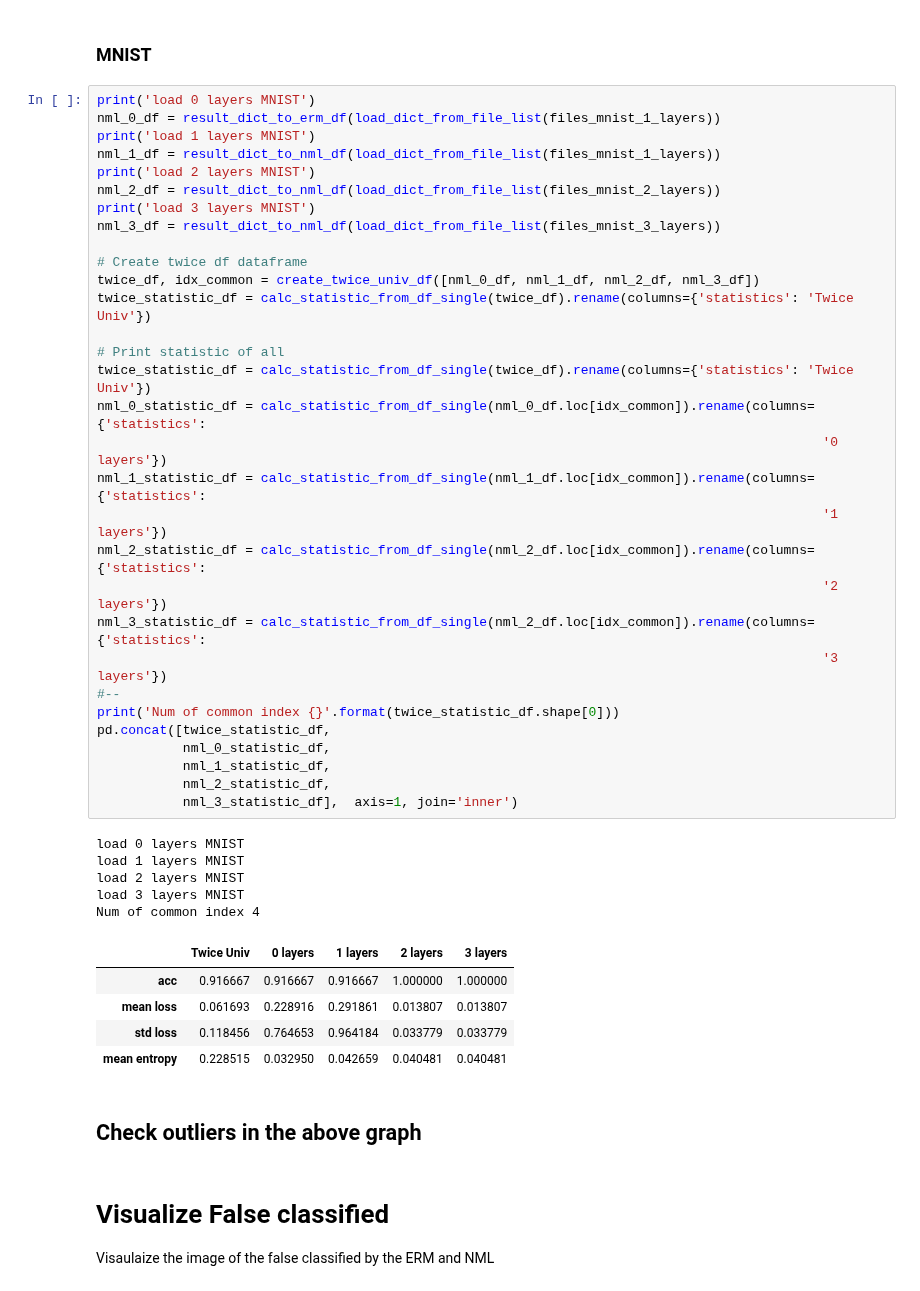
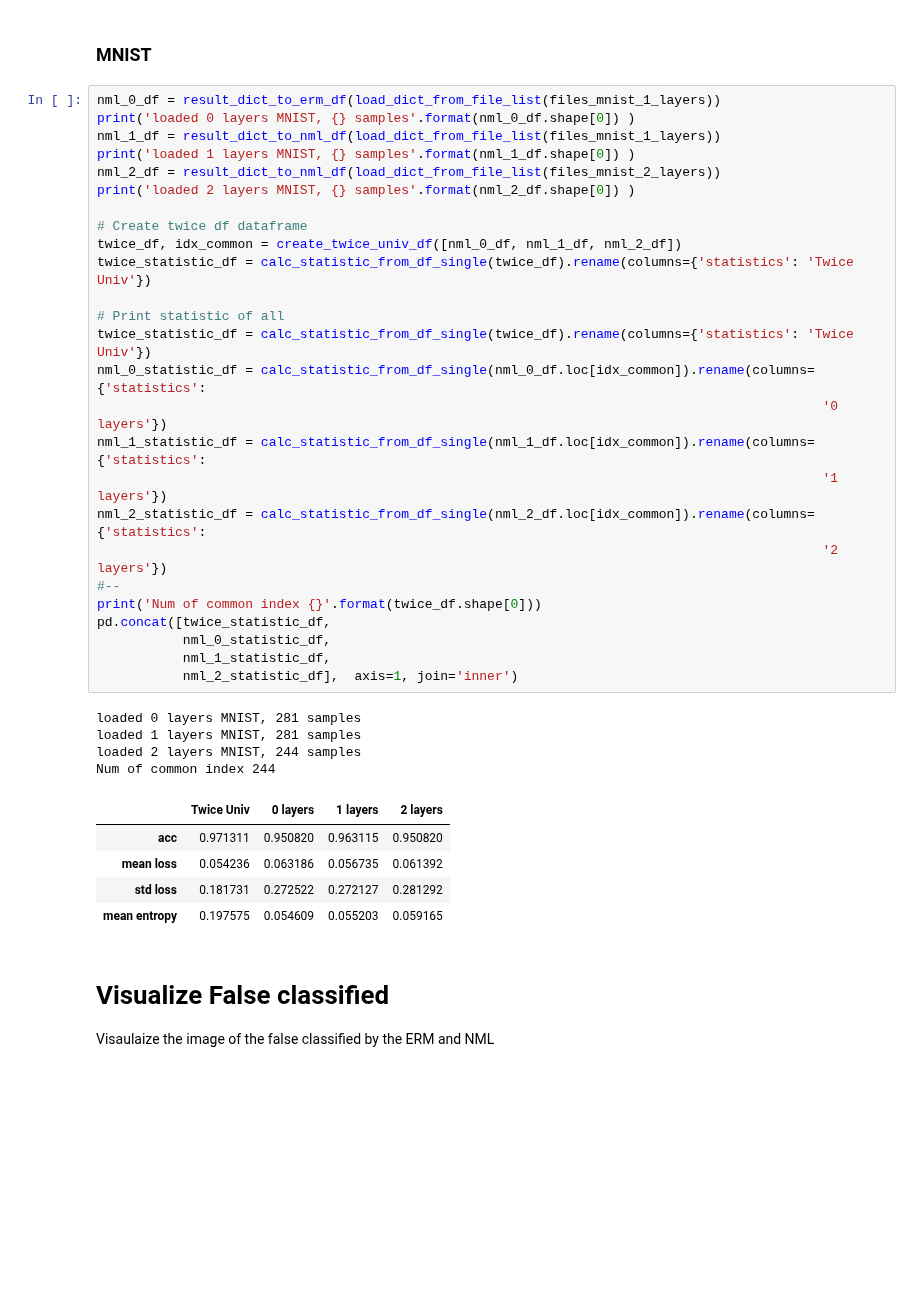
Before and after one commit to kobybibas/deep_pnml_experiments, a Jupyter notebook: src/analyze_results.ipynb, the cells around one changed output. Saved outputs shown, nothing was run; the diff lists cells and outputs as text; blank space fills up the shorter version.

```diff
--- a/src/analyze_results.ipynb
+++ b/src/analyze_results.ipynb
@@ -557,49 +554,41 @@ load 7 layers
 # %% [markdown]
 ### MNIST
 # %%
-print('load 0 layers MNIST')
 nml_0_df = result_dict_to_erm_df(load_dict_from_file_list(files_mnist_1_layers))
-print('load 1 layers MNIST')
+print('loaded 0 layers MNIST, {} samples'.format(nml_0_df.shape[0]) )
 nml_1_df = result_dict_to_nml_df(load_dict_from_file_list(files_mnist_1_layers))
-print('load 2 layers MNIST')
+print('loaded 1 layers MNIST, {} samples'.format(nml_1_df.shape[0]) )
 nml_2_df = result_dict_to_nml_df(load_dict_from_file_list(files_mnist_2_layers))
-print('load 3 layers MNIST')
-nml_3_df = result_dict_to_nml_df(load_dict_from_file_list(files_mnist_3_layers))
+print('loaded 2 layers MNIST, {} samples'.format(nml_2_df.shape[0]) )
 
 # Create twice df dataframe
-twice_df, idx_common = create_twice_univ_df([nml_0_df, nml_1_df, nml_2_df, nml_3_df])
+twice_df, idx_common = create_twice_univ_df([nml_0_df, nml_1_df, nml_2_df])
 twice_statistic_df = calc_statistic_from_df_single(twice_df).rename(columns={'statistics': 'Twice Univ'})
 
 # Print statistic of all
 twice_statistic_df = calc_statistic_from_df_single(twice_df).rename(columns={'statistics': 'Twice Univ'})
 nml_0_statistic_df = calc_statistic_from_df_single(nml_0_df.loc[idx_common]).rename(columns={'statistics':
                                                                                              '0 layers'})
 nml_1_statistic_df = calc_statistic_from_df_single(nml_1_df.loc[idx_common]).rename(columns={'statistics':
                                                                                              '1 layers'})
 nml_2_statistic_df = calc_statistic_from_df_single(nml_2_df.loc[idx_common]).rename(columns={'statistics':
                                                                                              '2 layers'})
-nml_3_statistic_df = calc_statistic_from_df_single(nml_2_df.loc[idx_common]).rename(columns={'statistics':
-                                                                                             '3 layers'})
 #--
-print('Num of common index {}'.format(twice_statistic_df.shape[0]))
+print('Num of common index {}'.format(twice_df.shape[0]))
 pd.concat([twice_statistic_df,
            nml_0_statistic_df,
            nml_1_statistic_df,
-           nml_2_statistic_df,
-           nml_3_statistic_df],  axis=1, join='inner')
+           nml_2_statistic_df],  axis=1, join='inner')
 # %% [output]
-load 0 layers MNIST
-load 1 layers MNIST
-load 2 layers MNIST
-load 3 layers MNIST
-Num of common index 4
+loaded 0 layers MNIST, 281 samples
+loaded 1 layers MNIST, 281 samples
+loaded 2 layers MNIST, 244 samples
+Num of common index 244
-|  | Twice Univ | 0 layers | 1 layers | 2 layers | 3 layers |
-| acc | 0.916667 | 0.916667 | 0.916667 | 1.000000 | 1.000000 |
-| mean loss | 0.061693 | 0.228916 | 0.291861 | 0.013807 | 0.013807 |
-| std loss | 0.118456 | 0.764653 | 0.964184 | 0.033779 | 0.033779 |
-| mean entropy | 0.228515 | 0.032950 | 0.042659 | 0.040481 | 0.040481 |
+|  | Twice Univ | 0 layers | 1 layers | 2 layers |
+| acc | 0.971311 | 0.950820 | 0.963115 | 0.950820 |
+| mean loss | 0.054236 | 0.063186 | 0.056735 | 0.061392 |
+| std loss | 0.181731 | 0.272522 | 0.272127 | 0.281292 |
+| mean entropy | 0.197575 | 0.054609 | 0.055203 | 0.059165 |
-# %% [markdown]
-## Check outliers in the above graph
 # %% [markdown]
 # Visualize False classified
 Visaulaize the image of the false classified by the ERM and NML
```
Also changed, not shown: parts of 14 cells of this notebook, 2 other files.
